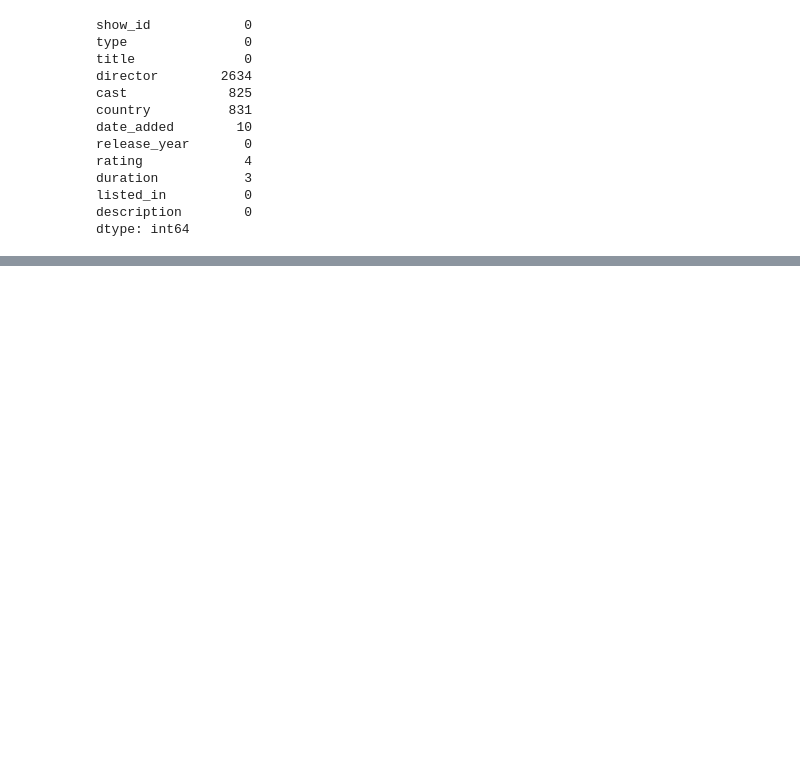
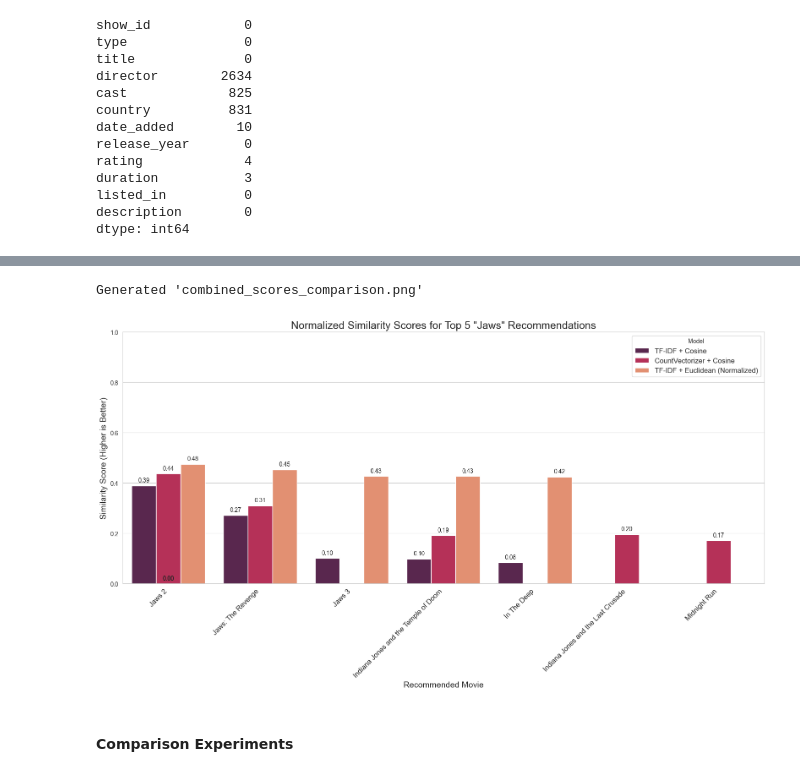
Before and after one commit to nickpucci-ops/MovieTVShowRecommendor, a Jupyter notebook: data_analysis.ipynb, the cells around one changed output, grey strips where cells are left out. Saved outputs shown, nothing was run; the diff lists cells and outputs as text; code cells hidden in the pictures; blank space fills up the shorter version.

```diff
--- a/data_analysis.ipynb
+++ b/data_analysis.ipynb
@@ -408,0 +298,75 @@ def calculate_genre_consistency(model_name, cosine_sim_matrix, sample_size=50):
+# %%
+def plot_combined_recommendation_scores(tfidf_recs, countvect_recs, euclidean_recs, movie_title):
+    """
+    Generates and saves a single, combined bar chart to visualize and compare
+    the normalized scores of the top recommendations from all three models.
+    """
+
+    # --- Data Preparation for Combined Plot ---
+
+    # EDIT: Ensure we are only looking at the top 5 results from each model
+    tfidf_recs = tfidf_recs.head(5)
+    countvect_recs = countvect_recs.head(5)
+    euclidean_recs = euclidean_recs.head(5)
+
+    # Standardize column names for easy concatenation
+    tfidf_recs = tfidf_recs.rename(columns={'Similarity Score': 'Score'})
+    countvect_recs = countvect_recs.rename(columns={'Similarity Score': 'Score'})
+
+    # Normalize Euclidean Distance to a 0-1 similarity scale
+    # similarity = 1 / (1 + distance)
+    euclidean_recs['Score'] = 1 / (1 + euclidean_recs['Euclidean Distance'])
+    euclidean_recs = euclidean_recs.drop(columns=['Euclidean Distance'])
+
+    # Add a 'Model' column to each dataframe to identify the source
+    tfidf_recs['Model'] = 'TF-IDF + Cosine'
+    countvect_recs['Model'] = 'CountVectorizer + Cosine'
+    euclidean_recs['Model'] = 'TF-IDF + Euclidean (Normalized)'
+
+    # Combine the three dataframes for easy plotting
+    combined_recs = pd.concat([tfidf_recs, countvect_recs, euclidean_recs])
+
+    # --- Create the Combined Plot ---
+
+    plt.figure(figsize=(16, 9))
+    sns.set_style("whitegrid")
+
+    # Create a grouped bar plot with all three models
+    barplot = sns.barplot(x='Title', y='Score', hue='Model', data=combined_recs, palette='rocket')
+
+    plt.title(f'Normalized Similarity Scores for Top 5 "{movie_title}" Recommendations', fontsize=18)
+    plt.xlabel('Recommended Movie', fontsize=14)
+    plt.ylabel('Similarity Score (Higher is Better)', fontsize=14)
+    plt.xticks(rotation=45, ha='right', fontsize=12)
+    plt.ylim(0, 1.0) # Set y-axis limit to 1.0 for a clear similarity scale
+    plt.legend(title='Model', fontsize=12)
+
+    # Add the score labels on top of each bar
+    for p in barplot.patches:
+        barplot.annotate(format(p.get_height(), '.2f'),
+                         (p.get_x() + p.get_width() / 2., p.get_height()),
+                         ha = 'center', va = 'center',
+                         xytext = (0, 9),
+                         textcoords = 'offset points')
+
+    plt.tight_layout()
+    plt.savefig('combined_scores_comparison.png')
+    print("Generated 'combined_scores_comparison.png'")
+    plt.show()
+
+
+# --- HOW TO USE THE FUNCTION ---
+
+# 1. First, make sure you have your recommendation dataframes stored in variables
+movie_title = "Jaws"
+tfidf_recommendations = get_recommendations(movie_title, cosine_sim=cosine_sim)
+countvect_recommendations = get_recommendations(movie_title, cosine_sim=count_cosine_sim)
+euclidean_recommendations = get_recommendations_by_distance(movie_title, distance_matrix=euclidean_dist)
+
+# 2. Call the new plotting function
+plot_combined_recommendation_scores(tfidf_recommendations, countvect_recommendations, euclidean_recommendations, movie_title)
+# We can normalize the Euclidean distance to convert it into a similarity score
+# that is on the same scale as Cosine Similarity. A common way to do this is with the
+# formula: similarity = 1 / (1 + distance). This converts the distance score to a 0-1 scale where higher is better,
+# allowing for a fair, direct comparison on a single chart.
+# %% [output]
@@ -409 +378,5 @@ def calculate_genre_consistency(model_name, cosine_sim_matrix, sample_size=50):
+Generated 'combined_scores_comparison.png'
+[figure, added]
+# %% [markdown]
+#### Comparison Experiments
 # %%
```
Also changed, not shown: parts of 32 cells of this notebook.
